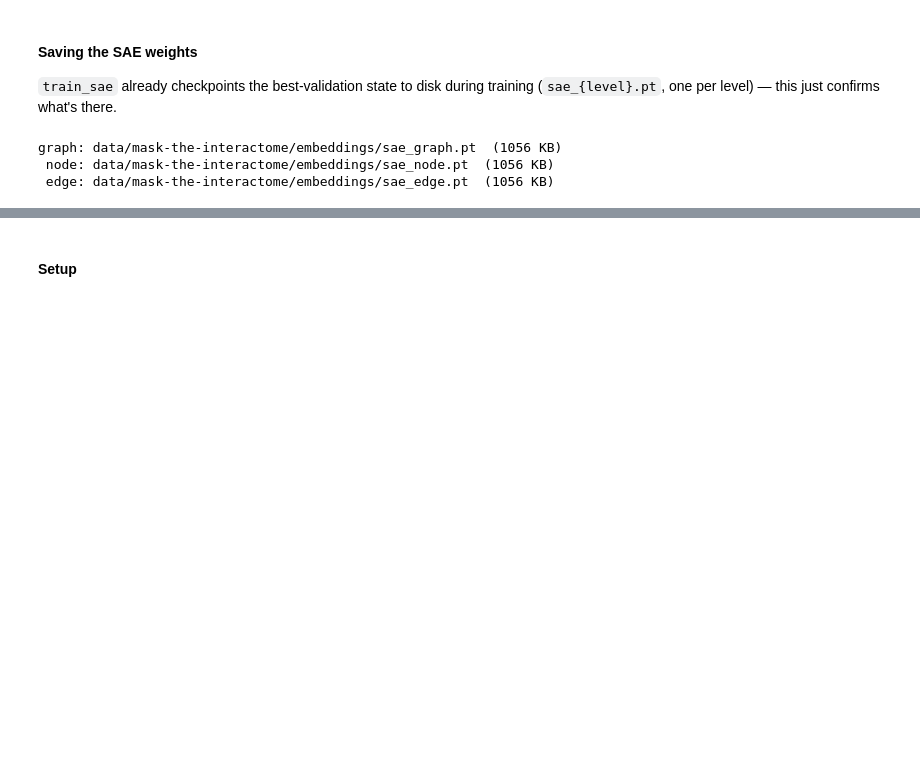
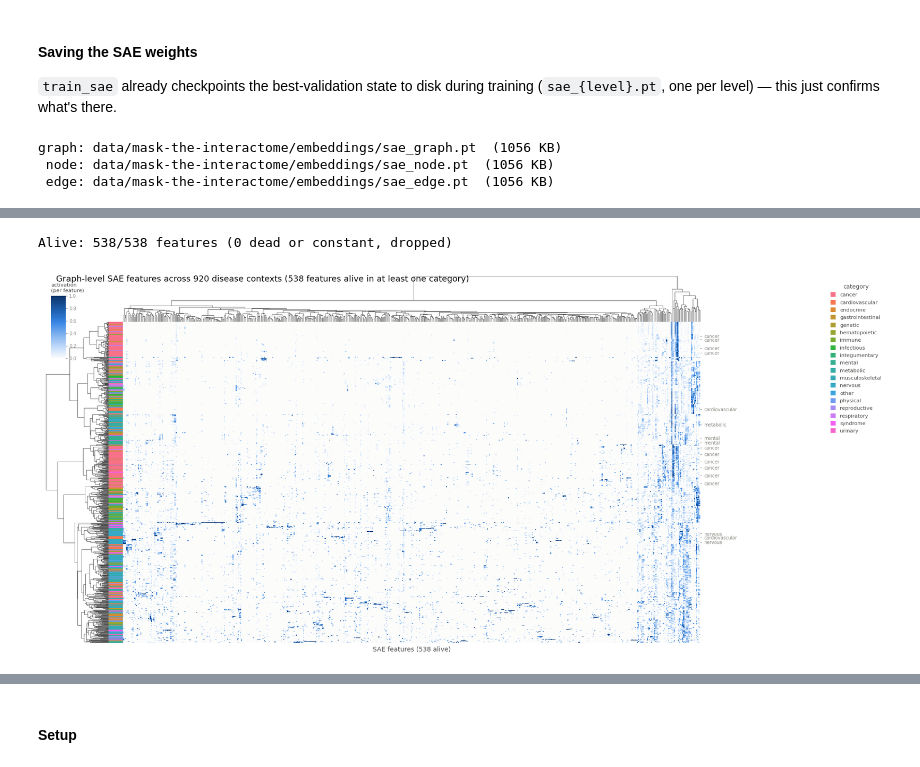
Before and after one commit to Multiomics-Analytics-Group/gea, a Jupyter notebook: docs/tutorial/mask-the-interactome.ipynb, the cells around one changed output, grey strips where cells are left out. Saved outputs shown, nothing was run; the diff lists cells and outputs as text; code cells hidden in the pictures; blank space fills up the shorter version.

```diff
--- a/docs/tutorial/mask-the-interactome.ipynb
+++ b/docs/tutorial/mask-the-interactome.ipynb
@@ -1937,0 +2232,31 @@ graph: data/mask-the-interactome/embeddings/sae_graph.pt  (1056 KB)
+# %%
+CATEGORY_ORDER = sorted(graph_acts["category"].unique())
+
+# husl wraps around the hue circle, so ask for one colour more than needed and drop it — otherwise
+# the first and last category (cancer and urinary here) land on nearly the same pink
+category_palette = {
+    "category": dict(zip(
+        CATEGORY_ORDER,
+        sns.color_palette("husl", len(CATEGORY_ORDER) + 1).as_hex()[:len(CATEGORY_ORDER)],
+    ))
+}
+
+heatmap_cols = [f"feature_{i}" for i in sorted(alive_union)]
+heatmap_df = graph_acts[heatmap_cols + ["doid", "doid_name", "category"]]
+
+clustergrid, _ = plot_sae_feature_clustermap(
+    heatmap_df,
+    annotate=("category",),
+    min_activation_frac=0.0,  # aliveness was already decided per category above
+    scale="feature",
+    method="ward",
+    palettes=category_palette,
+    label_blocks="category",
+    min_block=8,
+    title=f"Graph-level SAE features across {len(graph_acts):,} disease contexts "
+          f"({len(heatmap_cols)} features alive in at least one category)",
+)
+plt.show()
+# %% [output]
+Alive: 538/538 features (0 dead or constant, dropped)
+[figure, added]
```
Also changed, not shown: parts of 47 cells of this notebook, 6 other files.
